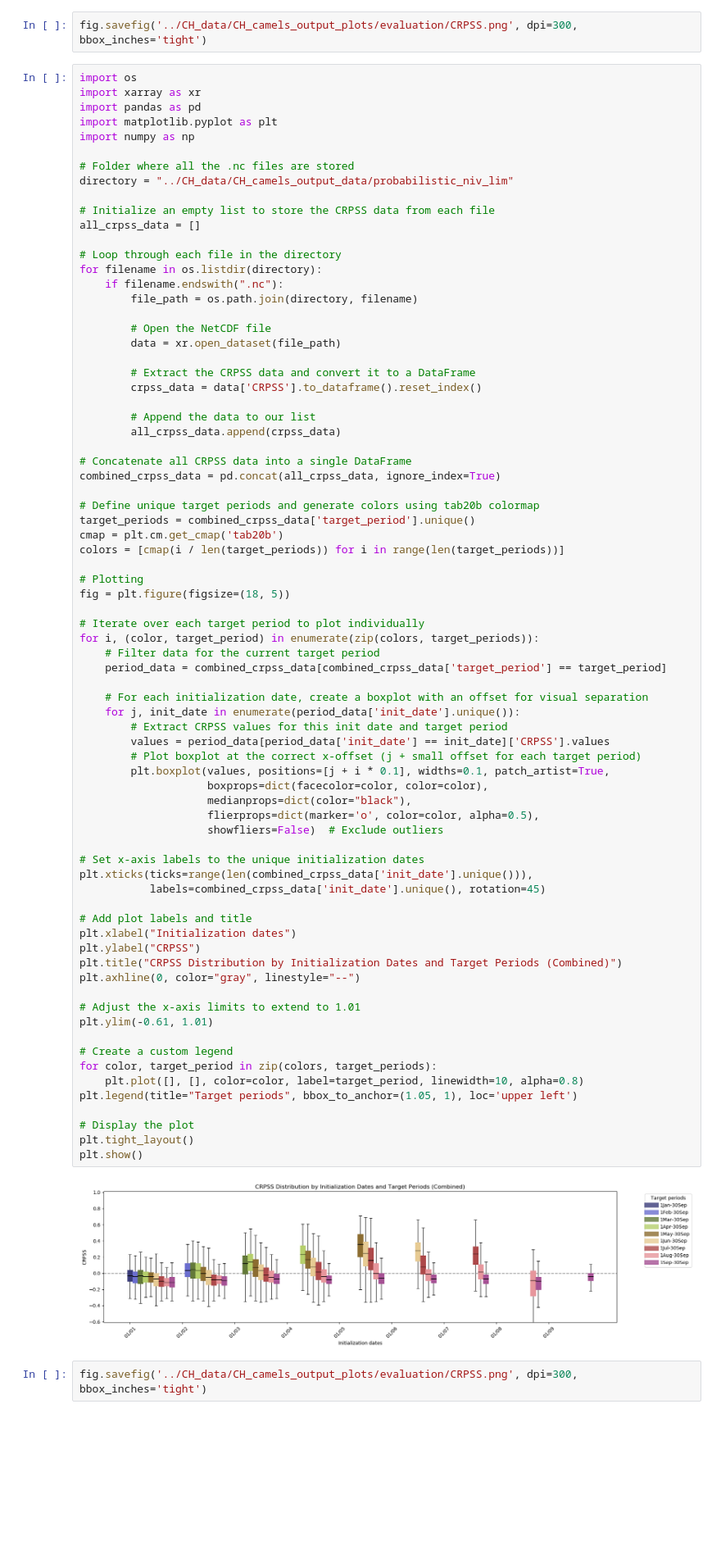
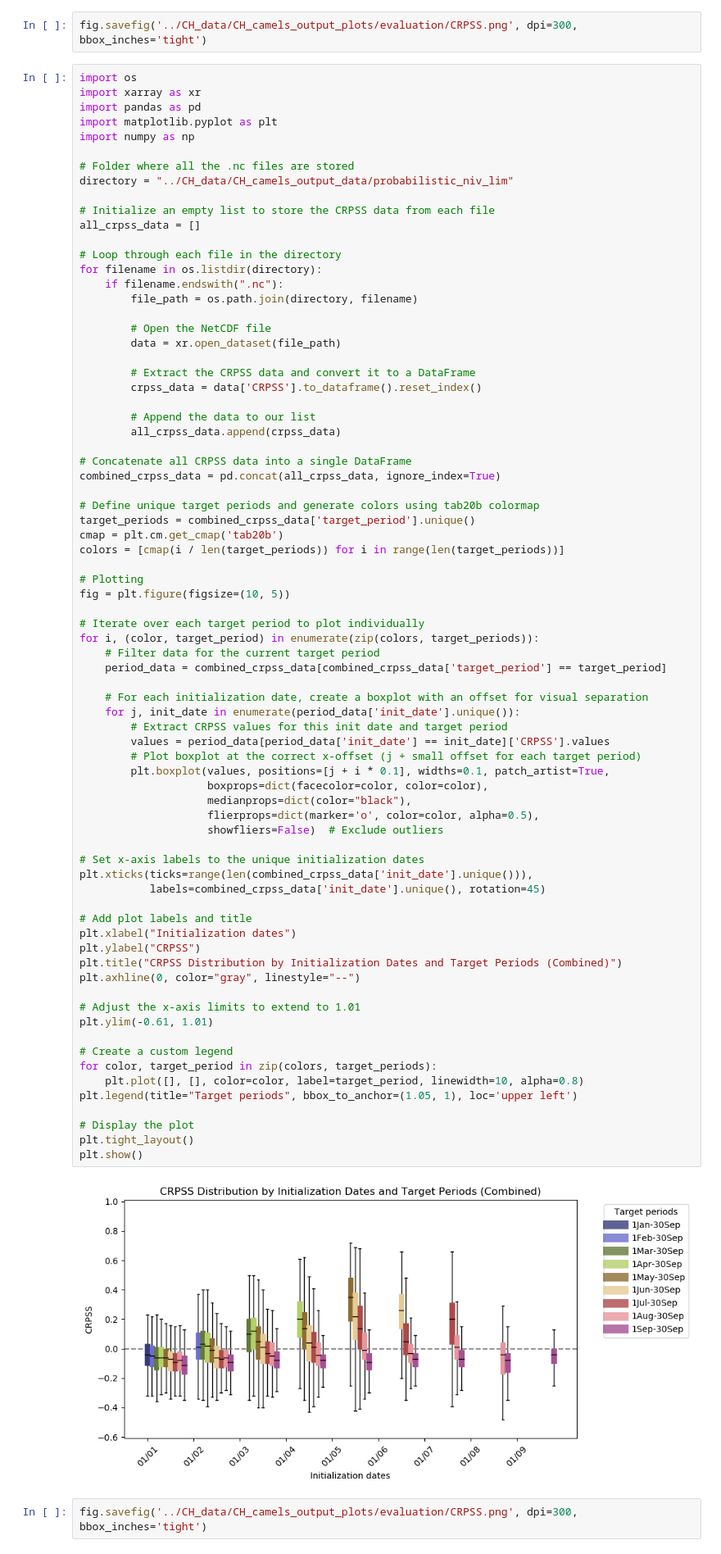
Before and after one commit to Laurin-98/FROSTBYTE_PREVAH, a Jupyter notebook: notebooks/Evaluations.ipynb, the cells around one changed output. Shown at 82% size. Drawn from its saved outputs; the diff is of its cells as text; blank space fills up the shorter version.

```diff
--- a/notebooks/Evaluations.ipynb
+++ b/notebooks/Evaluations.ipynb
@@ -685,7 +685,7 @@ cmap = plt.cm.get_cmap('tab20b')
 colors = [cmap(i / len(target_periods)) for i in range(len(target_periods))]
 
 # Plotting
-fig = plt.figure(figsize=(18, 5))
+fig = plt.figure(figsize=(10, 5))
 
 # Iterate over each target period to plot individually
 for i, (color, target_period) in enumerate(zip(colors, target_periods)):
@@ -698,33 +698,33 @@ for i, (color, target_period) in enumerate(zip(colors, target_periods)):
         values = period_data[period_data['init_date'] == init_date]['CRPSS'].values
         # Plot boxplot at the correct x-offset (j + small offset for each target period)
         plt.boxplot(values, positions=[j + i * 0.1], widths=0.1, patch_artist=True,
                     boxprops=dict(facecolor=color, color=color),
                     medianprops=dict(color="black"),
                     flierprops=dict(marker='o', color=color, alpha=0.5),
                     showfliers=False)  # Exclude outliers
 
 # Set x-axis labels to the unique initialization dates
 plt.xticks(ticks=range(len(combined_crpss_data['init_date'].unique())),
            labels=combined_crpss_data['init_date'].unique(), rotation=45)
 
 # Add plot labels and title
 plt.xlabel("Initialization dates")
 plt.ylabel("CRPSS")
 plt.title("CRPSS Distribution by Initialization Dates and Target Periods (Combined)")
 plt.axhline(0, color="gray", linestyle="--")
 
 # Adjust the x-axis limits to extend to 1.01
 plt.ylim(-0.61, 1.01)
 
 # Create a custom legend
 for color, target_period in zip(colors, target_periods):
     plt.plot([], [], color=color, label=target_period, linewidth=10, alpha=0.8)
 plt.legend(title="Target periods", bbox_to_anchor=(1.05, 1), loc='upper left')
 
 # Display the plot
 plt.tight_layout()
 plt.show()
 # %% [output]
-[figure, old version]
+[figure, new version]
 # %%
 fig.savefig('../CH_data/CH_camels_output_plots/evaluation/CRPSS.png', dpi=300, bbox_inches='tight')
```
Also changed, not shown: parts of 1 cell of this notebook, 1 other file.
